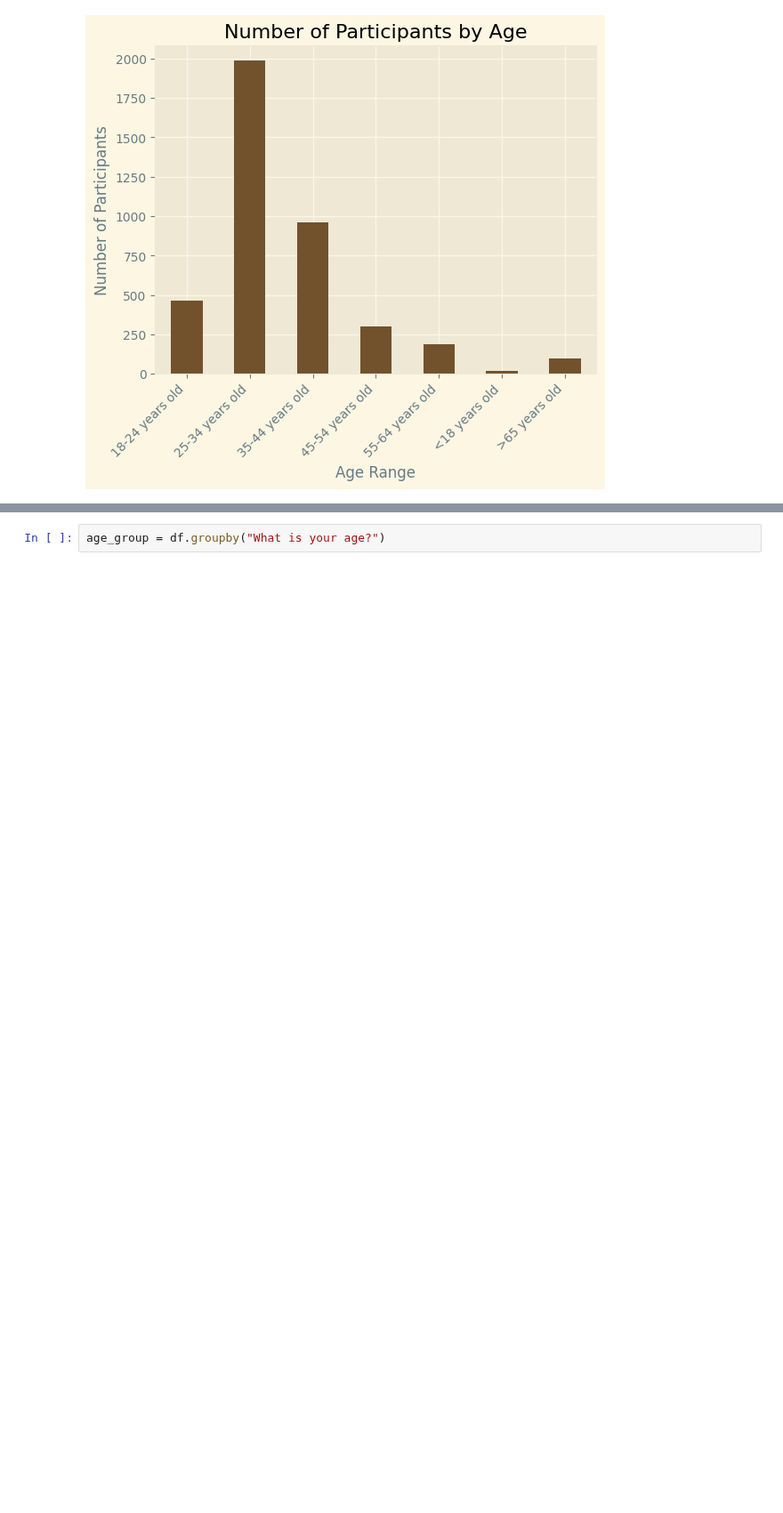
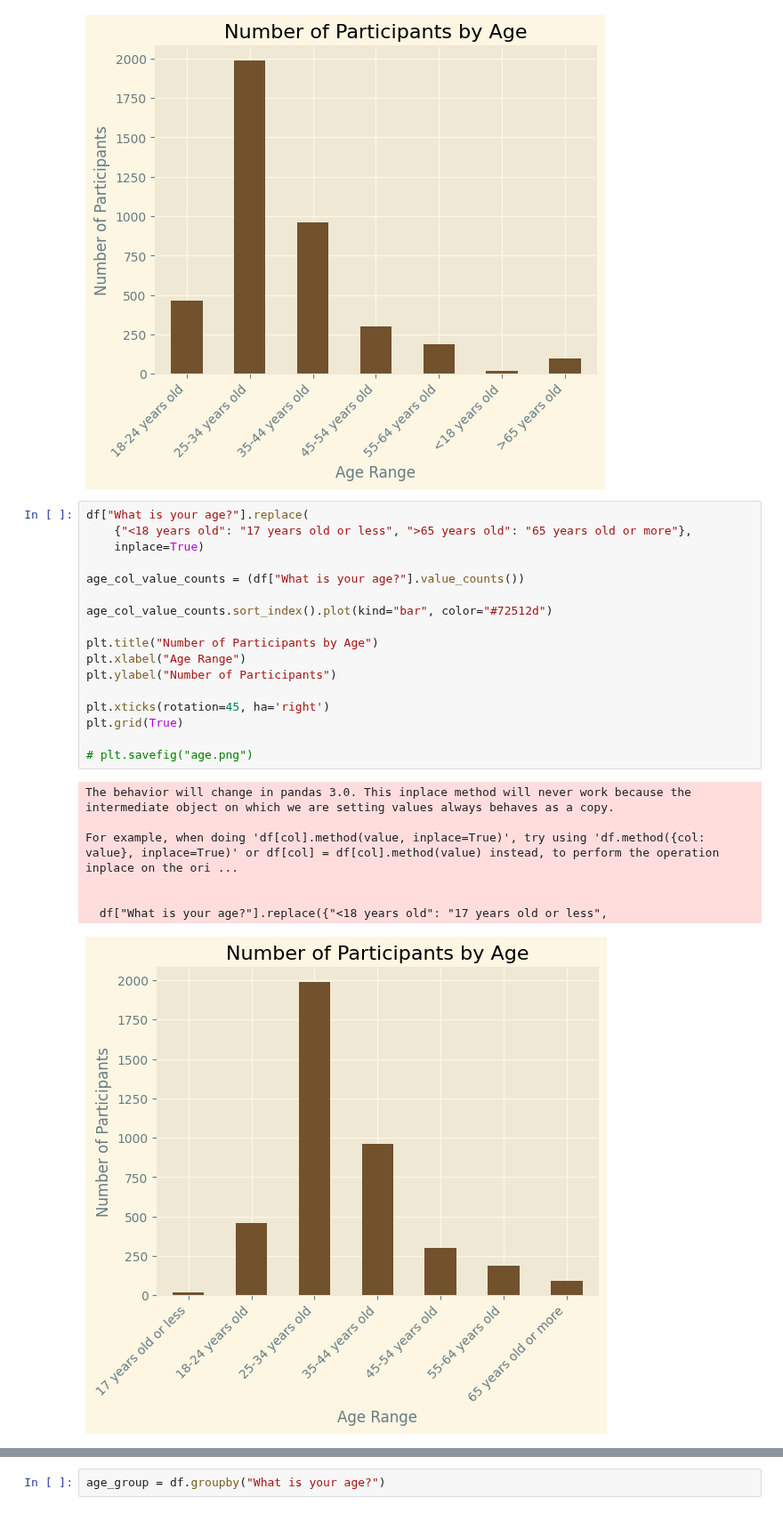
Before and after one commit to peterjungers/coffee_survey, a Jupyter notebook: coffee_survey.ipynb, the cells around one changed output, grey strips where cells are left out. Shown at 89% size. Drawn from its saved outputs; the diff is of its cells as text; blank space fills up the shorter version.

```diff
--- a/coffee_survey.ipynb
+++ b/coffee_survey.ipynb
@@ -86,3 +101,28 @@ plt.grid(True)
 # plt.savefig("age.png")
 # %% [output]
 [figure]
+# %%
+df["What is your age?"].replace(
+    {"<18 years old": "17 years old or less", ">65 years old": "65 years old or more"},
+    inplace=True)
+
+age_col_value_counts = (df["What is your age?"].value_counts())
+
+age_col_value_counts.sort_index().plot(kind="bar", color="#72512d")
+
+plt.title("Number of Participants by Age")
+plt.xlabel("Age Range")
+plt.ylabel("Number of Participants")
+
+plt.xticks(rotation=45, ha='right')
+plt.grid(True)
+
+# plt.savefig("age.png")
+# %% [output]
+The behavior will change in pandas 3.0. This inplace method will never work because the intermediate object on which we are setting values always behaves as a copy.
+
+For example, when doing 'df[col].method(value, inplace=True)', try using 'df.method({col: value}, inplace=True)' or df[col] = df[col].method(value) instead, to perform the operation inplace on the ori ...
+
+
+  df["What is your age?"].replace({"<18 years old": "17 years old or less",
+[figure, added]
```
Also changed, not shown: parts of 14 cells of this notebook.
